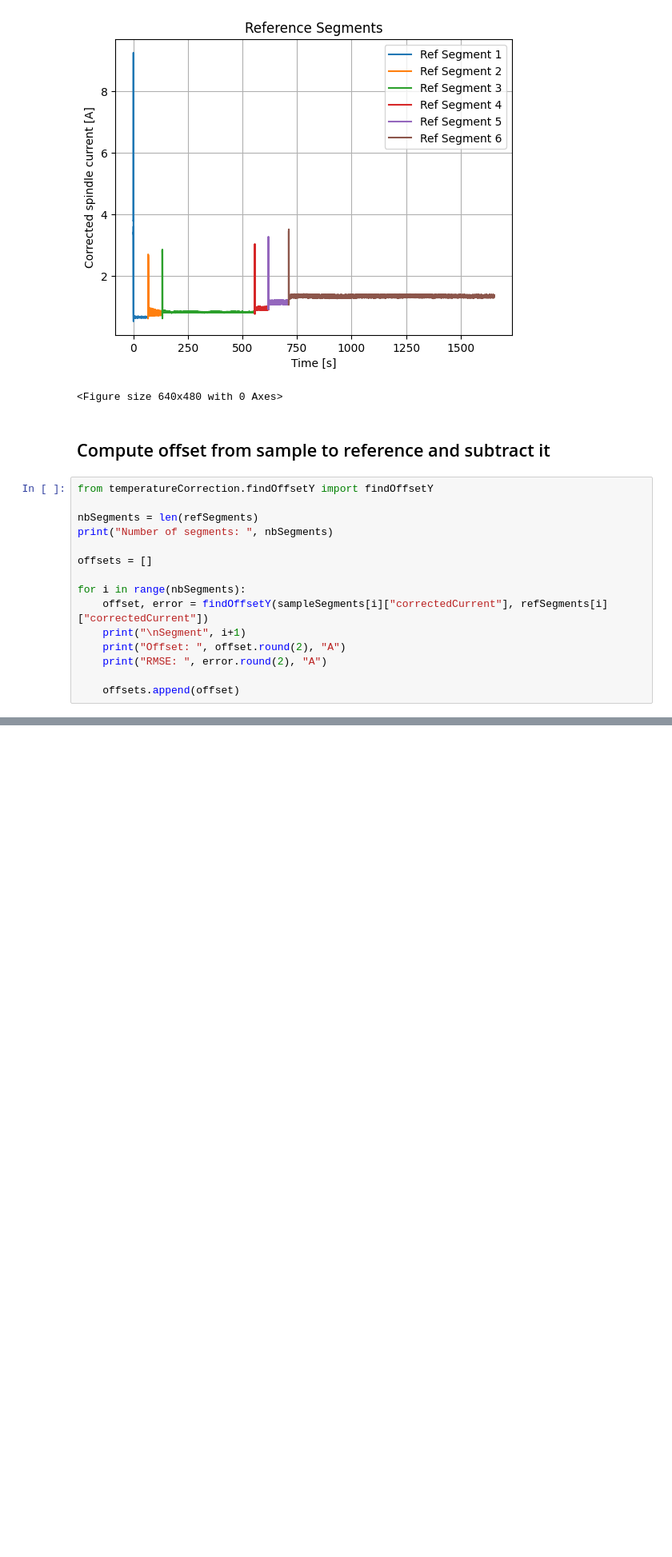
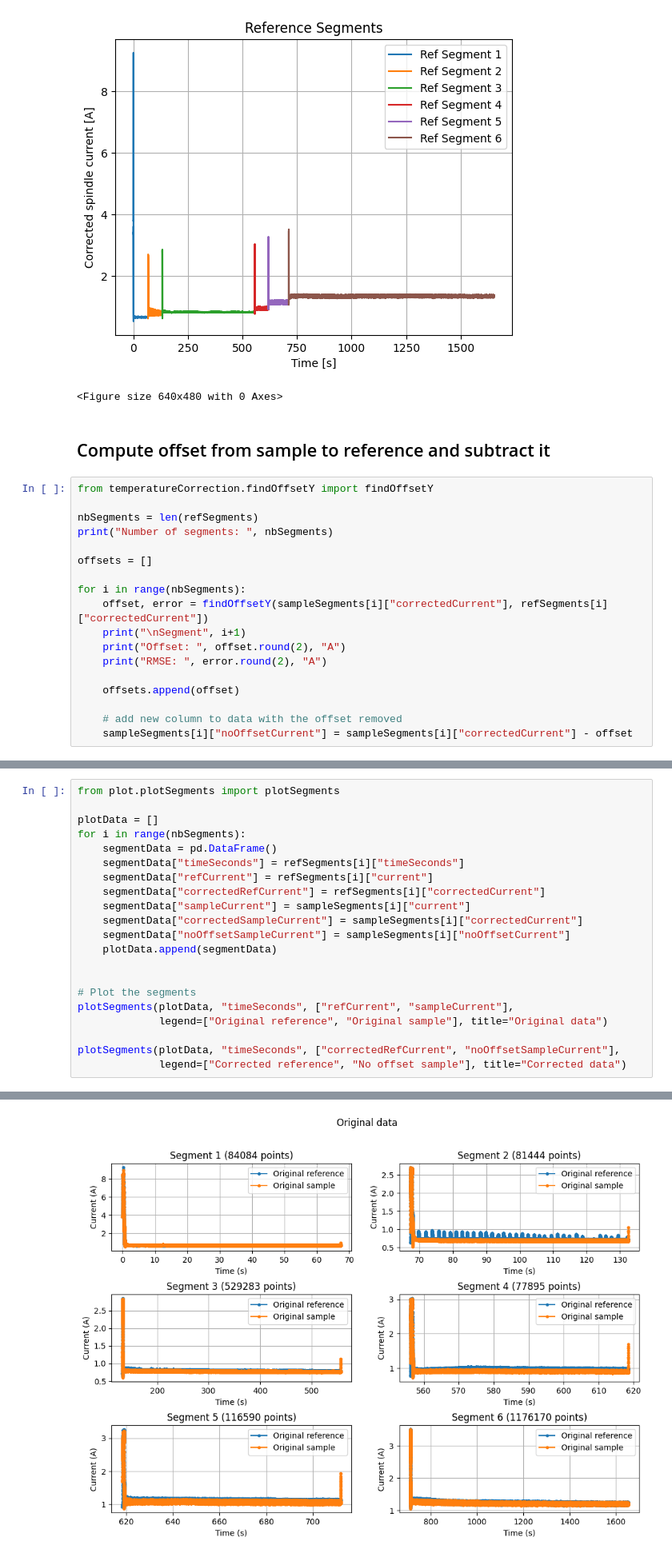
Before and after one commit to opatiny/predictiveMaintenance, a Jupyter notebook: src/notebooks/temperatureCorrection.ipynb, the cells around one changed output, grey strips where cells are left out. Shown at 80% size. Saved outputs shown, nothing was run; the diff lists cells and outputs as text; blank space fills up the shorter version.

Commit message:
feat: removing offset for each segments works
Refs: #15

```diff
--- a/src/notebooks/temperatureCorrection.ipynb
+++ b/src/notebooks/temperatureCorrection.ipynb
@@ -187,6 +187,9 @@ for i in range(nbSegments):
     print("RMSE: ", error.round(2), "A")
 
     offsets.append(offset)
+
+    # add new column to data with the offset removed
+    sampleSegments[i]["noOffsetCurrent"] = sampleSegments[i]["correctedCurrent"] - offset
 # %% [output]
 Number of segments:  6
 
@@ -207,0 +217,22 @@ RMSE:  0.02 °C
+# %%
+from plot.plotSegments import plotSegments
+
+plotData = []
+for i in range(nbSegments):
+    segmentData = pd.DataFrame()
+    segmentData["timeSeconds"] = refSegments[i]["timeSeconds"]
+    segmentData["refCurrent"] = refSegments[i]["current"]
+    segmentData["correctedRefCurrent"] = refSegments[i]["correctedCurrent"]
+    segmentData["sampleCurrent"] = sampleSegments[i]["current"]
+    segmentData["correctedSampleCurrent"] = sampleSegments[i]["correctedCurrent"]
+    segmentData["noOffsetSampleCurrent"] = sampleSegments[i]["noOffsetCurrent"]
+    plotData.append(segmentData)
+
+
+# Plot the segments
+plotSegments(plotData, "timeSeconds", ["refCurrent", "sampleCurrent"],
+             legend=["Original reference", "Original sample"], title="Original data")
+
+plotSegments(plotData, "timeSeconds", ["correctedRefCurrent", "noOffsetSampleCurrent"],
+             legend=["Corrected reference", "No offset sample"], title="Corrected data")
+# %% [output]
@@ -207,0 +240 @@ RMSE:  0.02 °C
+[figure, added]
```
Also changed, not shown: parts of 5 cells of this notebook, 1 other file.
